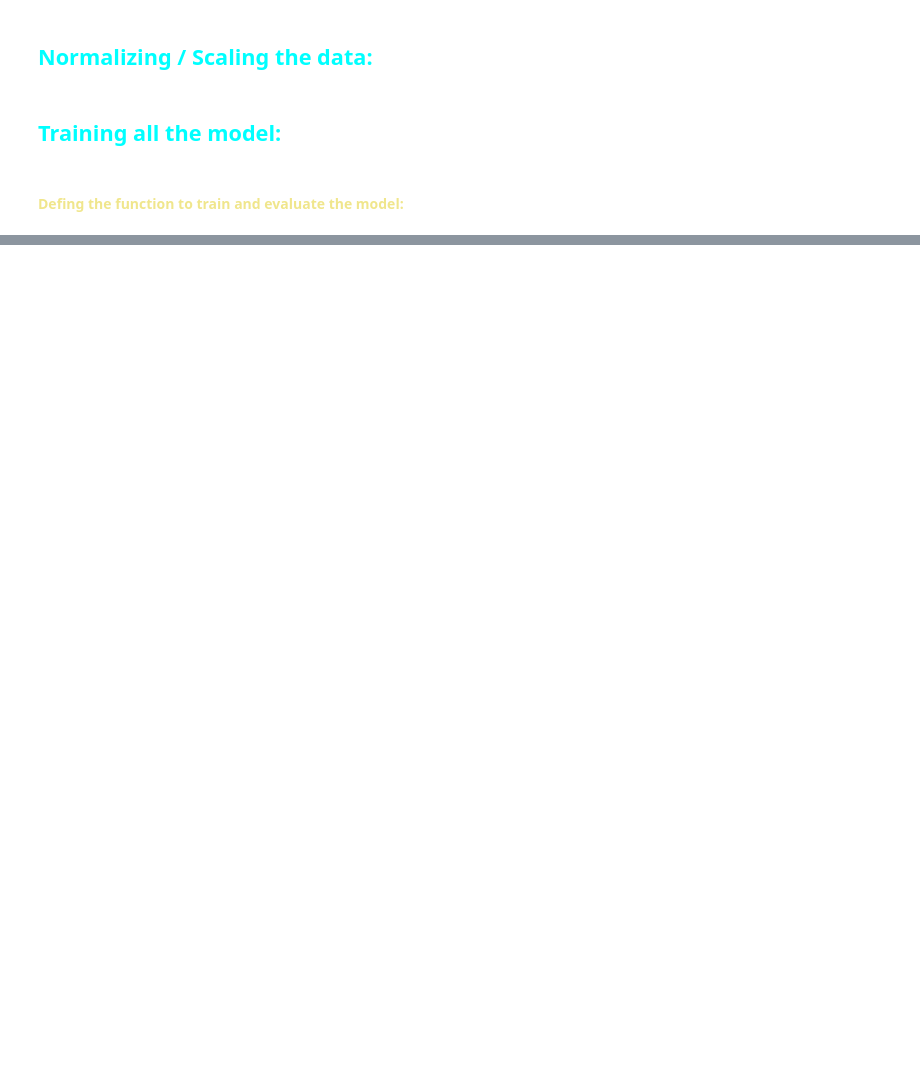
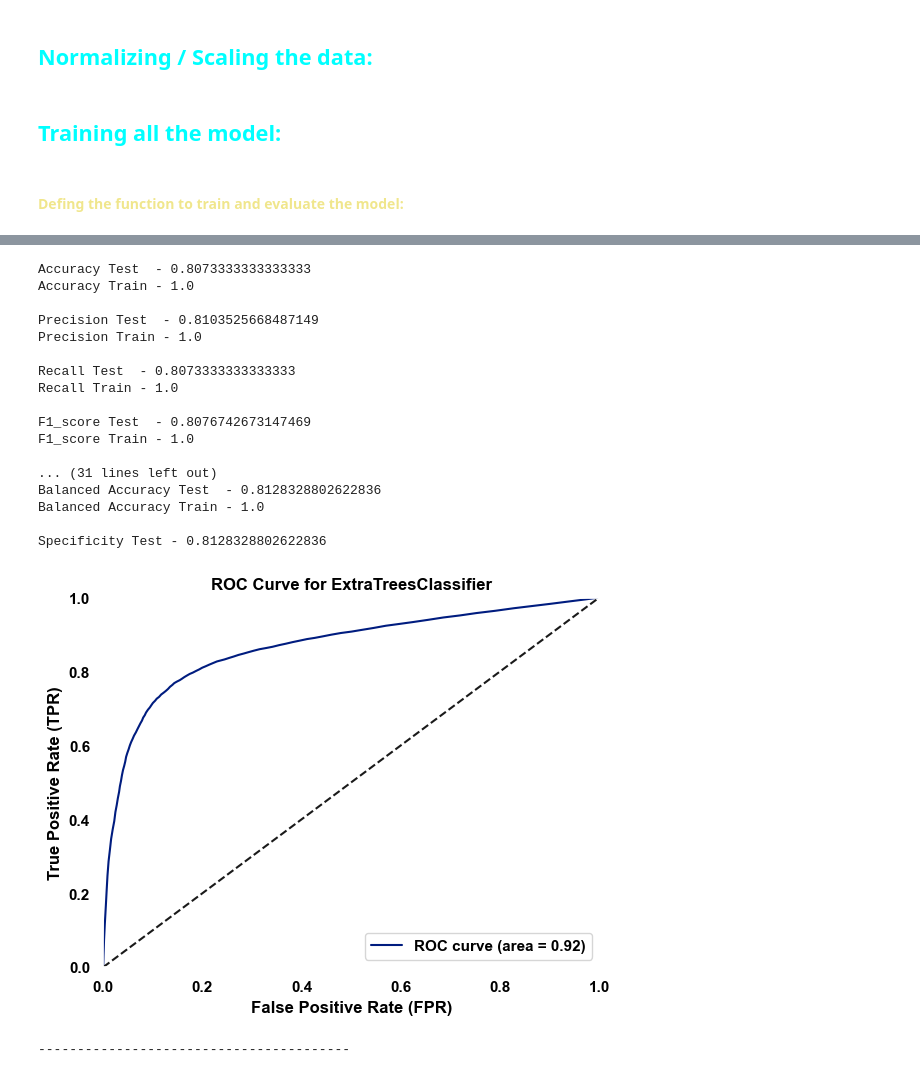
Before and after one commit to Santhosh-Analytics/Banking_Analytics, a Jupyter notebook: Classification.ipynb, the cells around one changed output, grey strips where cells are left out. Drawn from its saved outputs; the diff is of its cells as text; code cells hidden in the pictures; blank space fills up the shorter version.

```diff
--- a/Classification.ipynb
+++ b/Classification.ipynb
@@ -408,38 +339,26 @@ print('-'*40)
-# %%
-xgb_Classifier =XGBClassifier(learning_rate=1.25,n_estimators=365,min_child_weight=1.5,max_depth=7)
-# max_depth=10,learning_rate=0.239,min_child_weight=1,n_estimators=365
-xgb_Classifier.fit(x_train,y_train)
-y_preds=xgb_Classifier.predict(x_test)
-y_preds_train = xgb_Classifier.predict(x_train)
-
-print(f"{color_positive}Confusion Matrix Test {reset_color} -- {confusion_matrix(y_test,y_preds)}")
-print(f'{color_positive}Confusion Matrix Train{reset_color} - {confusion_matrix(y_train,y_preds_train)}\n')
-
-print(f'{color_positive}Accuracy Test {reset_color} - {accuracy_score(y_test,y_preds)}')
-print(f'{color_positive}Accuracy Train{reset_color} - {accuracy_score(y_train,y_preds_train)}\n')
-
-print(f'{color_positive}Precision Test {reset_color} - {precision_score(y_test,y_preds)}')
-print(f'{color_positive}Precision Train{reset_color} - {precision_score(y_train,y_preds_train)}\n')
-
-print(f'{color_positive}Recall Test- {reset_color} {recall_score(y_test,y_preds)}')
-print(f'{color_positive}Recall Train{reset_color} - {recall_score(y_train,y_preds_train)}\n')
-
-print(f'{color_positive}F1_score Test- {reset_color} {f1_score(y_test,y_preds)}')
-print(f'{color_positive}F1_score Train{reset_color} - {f1_score(y_train,y_preds_train)}\n')
-
-fpr, tpr, thresholds = roc_curve(y_test, y_preds)
-auc = roc_auc_score(y_test, y_preds)
-plt.figure()
-plt.plot(fpr, tpr, label='ROC curve (area = %0.2f)' % auc)
-plt.plot([0, 1], [0, 1], 'k--')
-plt.xlim([0.0, 1.0])
-plt.ylim([0.0, 1.0])
-plt.xlabel('False Positive Rate (FPR)')
-plt.ylabel('True Positive Rate (TPR)')
-plt.title('ROC Curve for Random Forest' )
-plt.legend(loc="lower right")
-plt.show()
-print('-'*40)
+# %%
+ET_Classifier =ExtraTreesClassifier(random_state=42,)
+evaluate_model(ET_Classifier, x_train_scaled, y_train, x_test_scaled, y_test)
+# %% [output]
+Accuracy Test  - 0.8073333333333333
+Accuracy Train - 1.0
+
+Precision Test  - 0.8103525668487149
+Precision Train - 1.0
+
+Recall Test  - 0.8073333333333333
+Recall Train - 1.0
+
+F1_score Test  - 0.8076742673147469
+F1_score Train - 1.0
+
+... (31 lines left out)
+Balanced Accuracy Test  - 0.8128328802622836
+Balanced Accuracy Train - 1.0
+
+Specificity Test - 0.8128328802622836
+[figure, added]
+----------------------------------------
 # %%
 from xgboost import plot_importance
 
```
Also changed, not shown: parts of 17 cells of this notebook.
